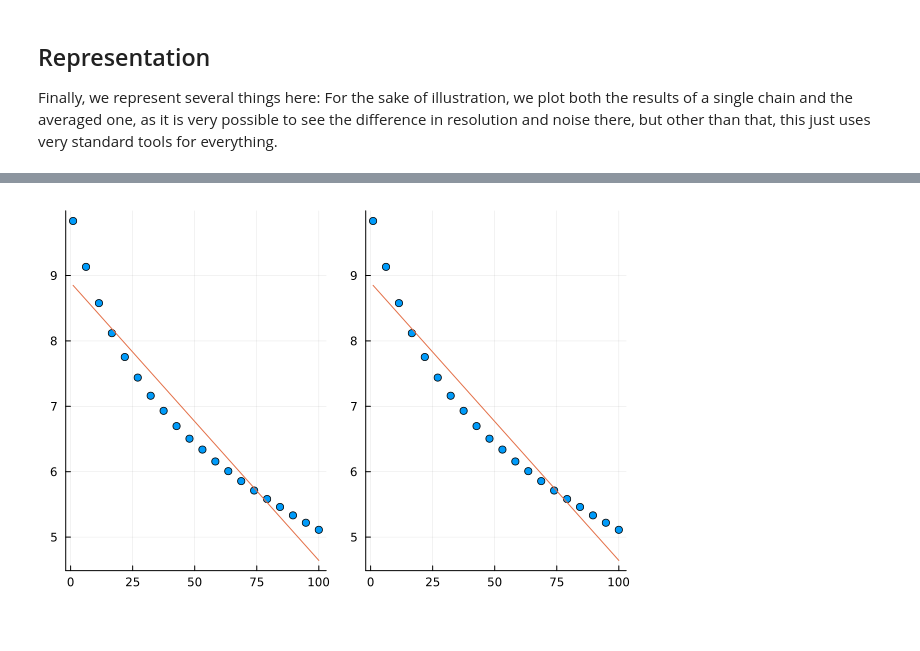
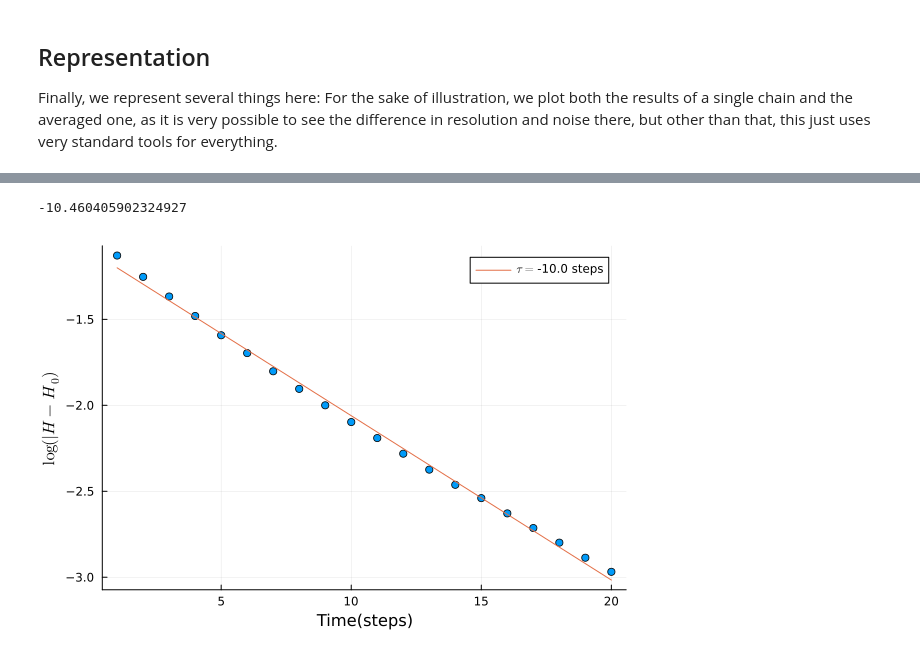
Before and after one commit to BielUsal/BoltzmannNonEq, a Jupyter notebook: NonEq.ipynb, the cells around one changed output, grey strips where cells are left out. Drawn from its saved outputs; the diff is of its cells as text; code cells hidden in the pictures.

```diff
--- a/NonEq.ipynb
+++ b/NonEq.ipynb
@@ -347,4 +347,8 @@ plot!(x->β[1] .+ β[2]*x,label="")
-# %%
-plot(preg,preggor)
-# %% [output]
-[figure, removed]
+# %%
+β = X \ SeriesPrep(H,tregr)
+print(1/β[2])
+pringor = scatter(x,SeriesPrep(H,tregr),label="",xlabel="Time(steps)",ylabel=L"\log(|H - H_0)")
+plot!(x->β[1] .+ β[2]*x,label=L"\tau = "*string(round(1/β[2])) *" steps")
+# %% [output]
+-10.460405902324927
+[figure, added]
```
Also changed, not shown: parts of 12 cells of this notebook, 16 other files.
